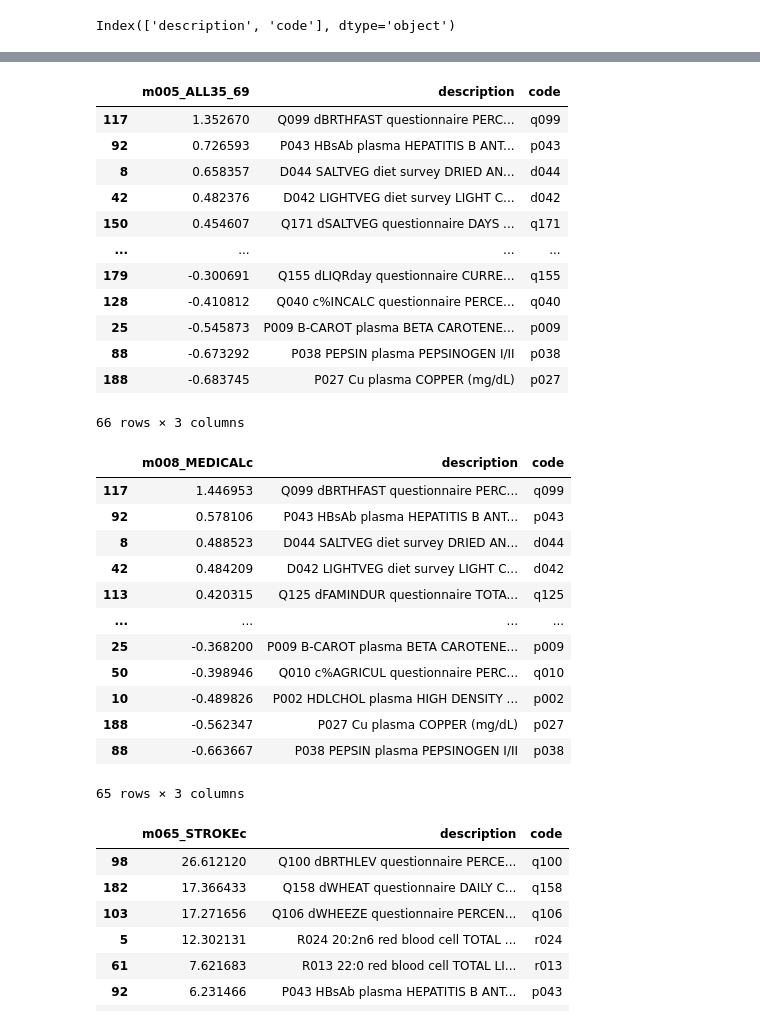
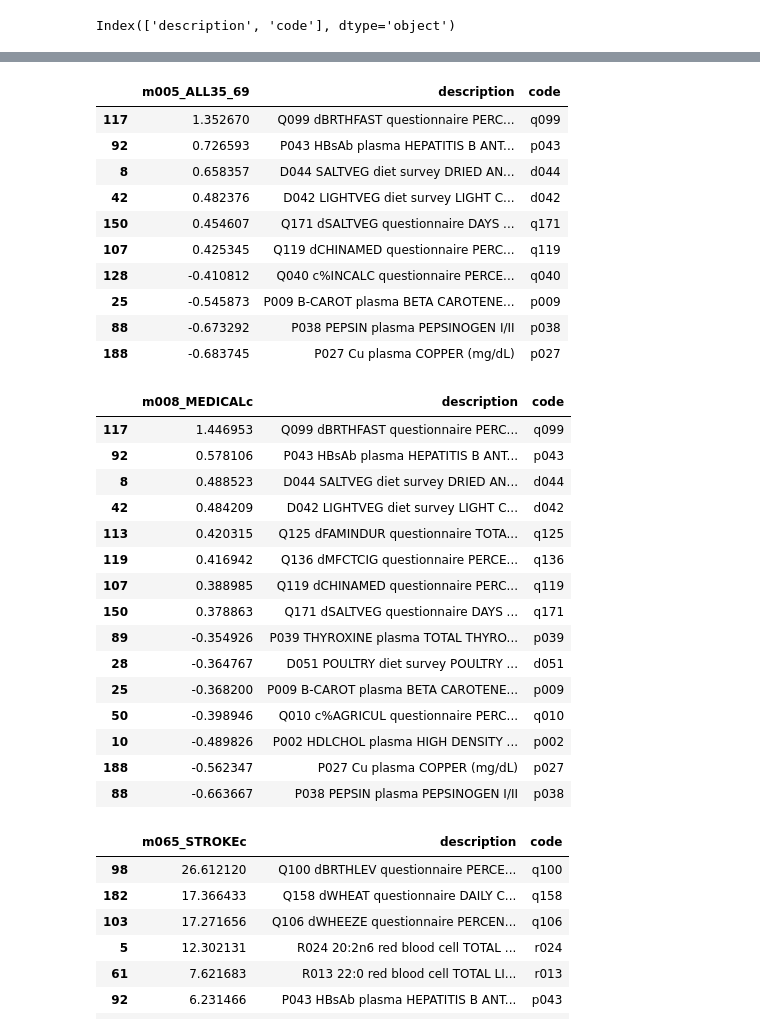
Before and after one commit to colbytse/community_health_project, a Jupyter notebook: modeling-ct.ipynb, the cells around one changed output, grey strips where cells are left out. Cells and saved outputs as stored; diff of their text form; code cells hidden in the pictures.

```diff
--- a/modeling-ct.ipynb
+++ b/modeling-ct.ipynb
@@ -385,10 +382,13 @@ score_df.head(2)
 |  | m010_NONMEDc | m005_ALL35_69 | m008_MEDICALc | m065_STROKEc | m023_ALLCAc | m059_ALLVASCc | m028_OESOPHCAc | ... |
 | 0 | 7.084762 | 0.000000 | -0.0 | 0.00000 | -0.000000 | 0.000000 | -0.000000 | ... |
 | 1 | 5.215087 | 0.087319 | 0.0 | -1.88745 | 0.056419 | -0.047364 | 4.606957 | ... |
+# %%
+pd.set_option('display.max_rows', 100)
+# To see all the descriptions we need. I'll filter this down to top 10 later.
 # %%
 # This filtering will show only non-zero scores;
 # showing the weights of what the lasso regression actually used and how.
-score_df[['m005_ALL35_69', 'description', 'code']][score_df['m005_ALL35_69'] != 0]\
+score_df[['m005_ALL35_69', 'description', 'code']][np.abs(score_df['m005_ALL35_69']) >0.40]\
 .sort_values(by='m005_ALL35_69', ascending=False)
 # %% [output]
 |  | m005_ALL35_69 | description | code |
@@ -397,31 +397,32 @@ score_df[['m005_ALL35_69', 'description', 'code']][score_df['m005_ALL35_69'] !=
 | 8 | 0.658357 | D044 SALTVEG diet survey DRIED AN... | d044 |
 | 42 | 0.482376 | D042 LIGHTVEG diet survey LIGHT C... | d042 |
 | 150 | 0.454607 | Q171 dSALTVEG questionnaire DAYS ... | q171 |
-| ... | ... | ... | ... |
-| 179 | -0.300691 | Q155 dLIQRday questionnaire CURRE... | q155 |
+| 107 | 0.425345 | Q119 dCHINAMED questionnaire PERC... | q119 |
 | 128 | -0.410812 | Q040 c%INCALC questionnaire PERCE... | q040 |
 | 25 | -0.545873 | P009 B-CAROT plasma BETA CAROTENE... | p009 |
 | 88 | -0.673292 | P038 PEPSIN plasma PEPSINOGEN I/II | p038 |
 | 188 | -0.683745 | P027 Cu plasma COPPER (mg/dL) | p027 |
-66 rows × 3 columns
 # %%
-imp_features['m008_MEDICALc'][imp_features['m008_MEDICALc'] != 0].to_frame().sort_values(by='m008_MEDICALc', ascending=False)
-score_df[['m008_MEDICALc', 'description', 'code']][score_df['m008_MEDICALc'] != 0]\
+# imp_features['m008_MEDICALc'][imp_features['m008_MEDICALc'] != 0].to_frame().sort_values(by='m008_MEDICALc', ascending=False)
+score_df[['m008_MEDICALc', 'description', 'code']][np.abs(score_df['m008_MEDICALc']) > 0.35]\
 .sort_values(by='m008_MEDICALc', ascending=False)
 # %% [output]
 |  | m008_MEDICALc | description | code |
 | 117 | 1.446953 | Q099 dBRTHFAST questionnaire PERC... | q099 |
 | 92 | 0.578106 | P043 HBsAb plasma HEPATITIS B ANT... | p043 |
 | 8 | 0.488523 | D044 SALTVEG diet survey DRIED AN... | d044 |
 | 42 | 0.484209 | D042 LIGHTVEG diet survey LIGHT C... | d042 |
 | 113 | 0.420315 | Q125 dFAMINDUR questionnaire TOTA... | q125 |
-| ... | ... | ... | ... |
+| 119 | 0.416942 | Q136 dMFCTCIG questionnaire PERCE... | q136 |
+| 107 | 0.388985 | Q119 dCHINAMED questionnaire PERC... | q119 |
+| 150 | 0.378863 | Q171 dSALTVEG questionnaire DAYS ... | q171 |
+| 89 | -0.354926 | P039 THYROXINE plasma TOTAL THYRO... | p039 |
+| 28 | -0.364767 | D051 POULTRY diet survey POULTRY ... | d051 |
 | 25 | -0.368200 | P009 B-CAROT plasma BETA CAROTENE... | p009 |
 | 50 | -0.398946 | Q010 c%AGRICUL questionnaire PERC... | q010 |
 | 10 | -0.489826 | P002 HDLCHOL plasma HIGH DENSITY ... | p002 |
 | 188 | -0.562347 | P027 Cu plasma COPPER (mg/dL) | p027 |
 | 88 | -0.663667 | P038 PEPSIN plasma PEPSINOGEN I/II | p038 |
-65 rows × 3 columns
 # %%
 imp_features['m065_STROKEc'][imp_features['m065_STROKEc'] != 0].to_frame().sort_values(by='m065_STROKEc', ascending=False)
 score_df[['m065_STROKEc', 'description', 'code']][score_df['m065_STROKEc'] != 0]\
```
Also changed, not shown: parts of 19 cells of this notebook.
